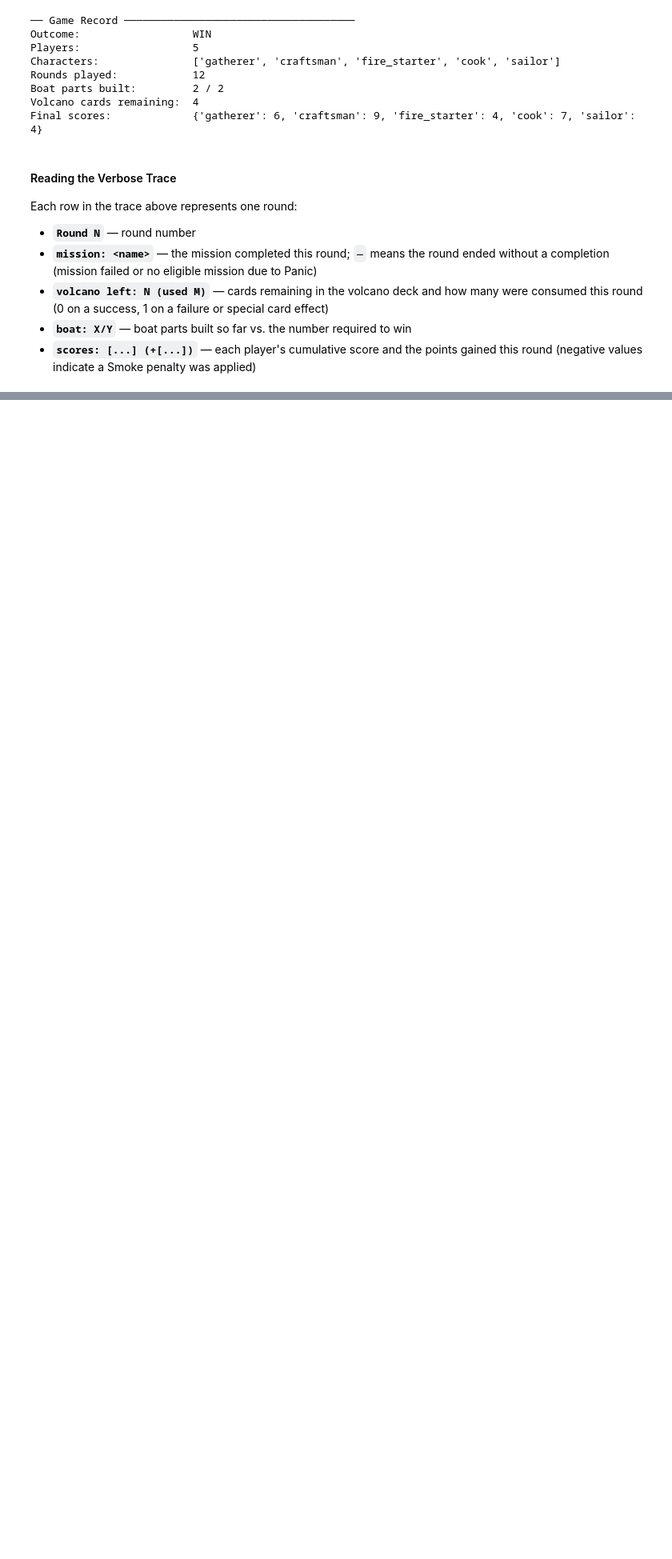
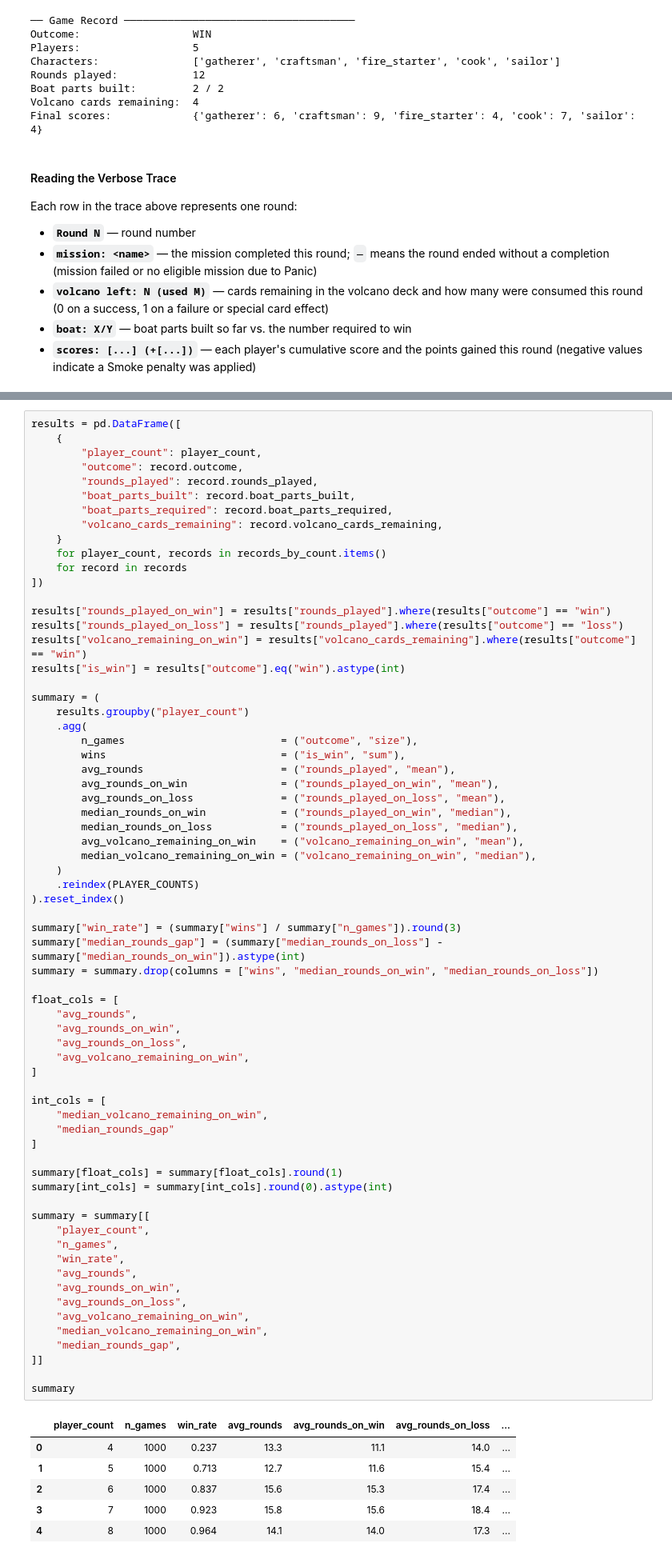
Before and after one commit to simo21-ss/volcano-rush, a Jupyter notebook: notebooks/simulation.ipynb, the cells around one changed output, grey strips where cells are left out. Shown at 80% size. Saved outputs shown, nothing was run; the diff lists cells and outputs as text; blank space fills up the shorter version.

```diff
--- a/notebooks/simulation.ipynb
+++ b/notebooks/simulation.ipynb
@@ -272,0 +314,74 @@ Each row in the trace above represents one round:
+# %%
+results = pd.DataFrame([
+    {
+        "player_count": player_count,
+        "outcome": record.outcome,
+        "rounds_played": record.rounds_played,
+        "boat_parts_built": record.boat_parts_built,
+        "boat_parts_required": record.boat_parts_required,
+        "volcano_cards_remaining": record.volcano_cards_remaining,
+    }
+    for player_count, records in records_by_count.items()
+    for record in records
+])
+
+results["rounds_played_on_win"] = results["rounds_played"].where(results["outcome"] == "win")
+results["rounds_played_on_loss"] = results["rounds_played"].where(results["outcome"] == "loss")
+results["volcano_remaining_on_win"] = results["volcano_cards_remaining"].where(results["outcome"] == "win")
+results["is_win"] = results["outcome"].eq("win").astype(int)
+
+summary = (
+    results.groupby("player_count")
+    .agg(
+        n_games                         = ("outcome", "size"),
+        wins                            = ("is_win", "sum"),
+        avg_rounds                      = ("rounds_played", "mean"),
+        avg_rounds_on_win               = ("rounds_played_on_win", "mean"),
+        avg_rounds_on_loss              = ("rounds_played_on_loss", "mean"),
+        median_rounds_on_win            = ("rounds_played_on_win", "median"),
+        median_rounds_on_loss           = ("rounds_played_on_loss", "median"),
+        avg_volcano_remaining_on_win    = ("volcano_remaining_on_win", "mean"),
+        median_volcano_remaining_on_win = ("volcano_remaining_on_win", "median"),
+    )
+    .reindex(PLAYER_COUNTS)
+).reset_index()
+
+summary["win_rate"] = (summary["wins"] / summary["n_games"]).round(3)
+summary["median_rounds_gap"] = (summary["median_rounds_on_loss"] - summary["median_rounds_on_win"]).astype(int)
+summary = summary.drop(columns = ["wins", "median_rounds_on_win", "median_rounds_on_loss"])
+
+float_cols = [
+    "avg_rounds",
+    "avg_rounds_on_win",
+    "avg_rounds_on_loss",
+    "avg_volcano_remaining_on_win",
+]
+
+int_cols = [
+    "median_volcano_remaining_on_win",
+    "median_rounds_gap"
+]
+
+summary[float_cols] = summary[float_cols].round(1)
+summary[int_cols] = summary[int_cols].round(0).astype(int)
+
+summary = summary[[
+    "player_count",
+    "n_games",
+    "win_rate",
+    "avg_rounds",
+    "avg_rounds_on_win",
+    "avg_rounds_on_loss",
+    "avg_volcano_remaining_on_win",
+    "median_volcano_remaining_on_win",
+    "median_rounds_gap",
+]]
+
+summary
+# %% [output]
+|  | player_count | n_games | win_rate | avg_rounds | avg_rounds_on_win | avg_rounds_on_loss | ... |
+| 0 | 4 | 1000 | 0.237 | 13.3 | 11.1 | 14.0 | ... |
+| 1 | 5 | 1000 | 0.713 | 12.7 | 11.6 | 15.4 | ... |
+| 2 | 6 | 1000 | 0.837 | 15.6 | 15.3 | 17.4 | ... |
+| 3 | 7 | 1000 | 0.923 | 15.8 | 15.6 | 18.4 | ... |
+| 4 | 8 | 1000 | 0.964 | 14.1 | 14.0 | 17.3 | ... |
```
Also changed, not shown: parts of 12 cells of this notebook.
